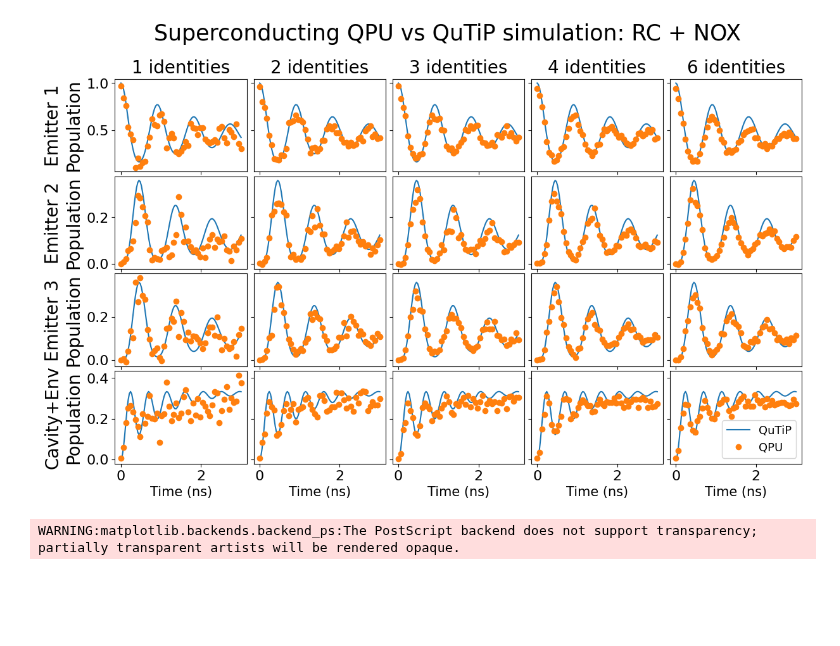
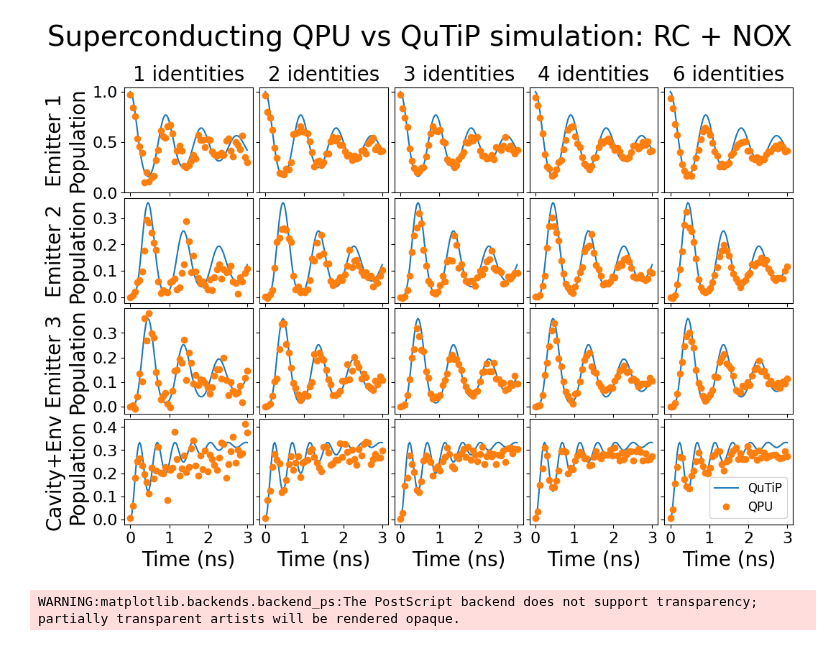
Before and after one commit to radulaski/CQED_quantum_simulation, a Jupyter notebook: notebooks/AQT_RC_NOX.ipynb, the cells around one changed output. Cells and saved outputs as stored; diff of their text form; code cells hidden in the pictures; blank space fills up the shorter version.

```diff
--- a/notebooks/AQT_RC_NOX.ipynb
+++ b/notebooks/AQT_RC_NOX.ipynb
@@ -27,7 +27,7 @@ initial_state = one_excited_emitter_state(N, 1)
 qutip_results = solve_master_equation(N, g, kappa, initial_state, times)
 # %%
 # Plot the RC + NOX data in a grid
-fig, axes = plt.subplots(4, 5, figsize=(14, 8), sharex=True, sharey="row")
+fig, axes = plt.subplots(4, 5, figsize=(12, 8), sharex=True, sharey="row")
 
 # Removing the individual titles and setting row and column labels
 row_labels = ['Emitter 1', 'Emitter 2', 'Emitter 3', 'Cavity+Env']
@@ -39,38 +39,46 @@ for ax_row_idx, column in enumerate(qutip_results.columns):
 
         ax.plot(qutip_results.index, qutip_results[column], label="QuTiP")
 
         aqt_nox = aqt_results.xs("NOX", level="Protocol").xs(num_idents, level="Identities")
         times = aqt_nox.index.get_level_values("Time")
         aqt_column = aqt_bitstrs[column]
         ax.plot(times, aqt_nox[aqt_column], marker='o', linestyle='', label="QPU")
 
         if ax_row_idx == 3:  # Only add x-labels on the bottom row
-            ax.set_xlabel("Time (ns)", fontsize=15)
+            ax.set_xlabel("Time (ns)", fontsize=20)
             ax.text(0.5, 4.36, col_labels[ax_col_idx], transform=ax.transAxes,
                     ha='center', va='top', fontsize=20)
 
         if ax_col_idx == 0:  # Only add y-labels on the first column
             ax.set_ylabel("Population", fontsize=20)
 
         ax.tick_params(axis='x', labelsize=16)
         ax.tick_params(axis='y', labelsize=16)
 
 # Add row labels with larger font size
 for ax, row_label in zip(axes[:,0], row_labels):
-    ax.text(-0.4, 0.5, row_label, transform=ax.transAxes,
+    ax.text(-0.46, 0.5, row_label, transform=ax.transAxes,
             ha='right', va='center', fontsize=20, rotation=90)
 
+
+for ax in axes[-1]:
+    ax.set_xticks([0, 1, 2, 3])
+
+axes[0][0].set_yticks([0, 0.5, 1])
+axes[1][0].set_yticks([0, 0.1, 0.2, 0.3])
+axes[2][0].set_yticks([0, 0.1, 0.2, 0.3])
+axes[3][0].set_yticks([0, 0.1, 0.2, 0.3, 0.4])
+
 # Set the overall figure title
-fig.suptitle("Superconducting QPU vs QuTiP simulation: RC + NOX", fontsize=25)
+fig.suptitle("Superconducting QPU vs QuTiP simulation: RC + NOX", fontsize=28, x=0.467)
 
 # Adjust the main title so it doesn't overlap with the subplots
 fig.subplots_adjust(top=0.87, hspace=0.05, wspace=0.05)
 
+plt.legend(fontsize=12)
+
 # Adjust the layout with reduced spacing
 plt.tight_layout()
-
-plt.legend(fontsize=13)
-plt.show()
 # %% [output]
-[figure, old version]
+[figure, new version]
 # %%
```
Also changed, not shown: parts of 1 cell of this notebook, 1 other file.
